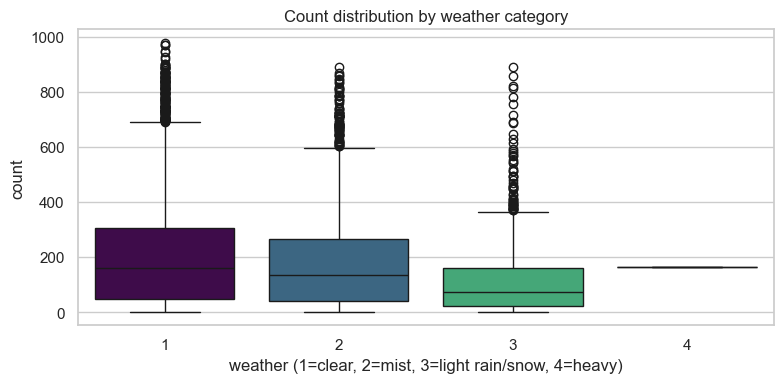
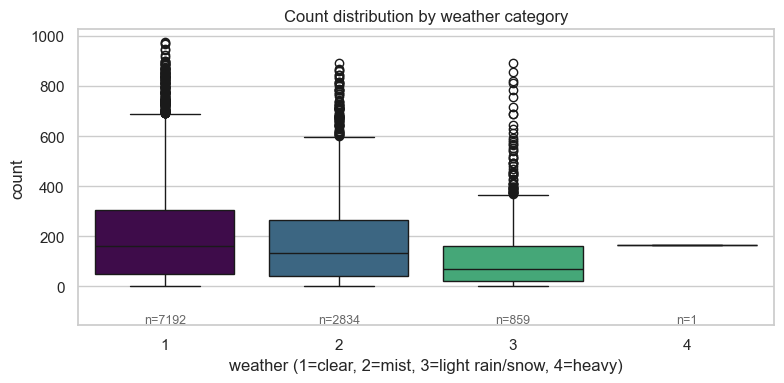
The change to this notebook cell's code, shown as a diff; its figure went from the first image to the second:
--- before
+++ after
@@ -1,2 +1,6 @@
+weather_counts = df["weather"].value_counts().sort_index()
+print("observations per weather category:")
+print(weather_counts.to_string())
+
 fig, ax = plt.subplots(figsize=(8, 4))
 sns.boxplot(
@@ -7,4 +11,11 @@
 ax.set_xlabel("weather (1=clear, 2=mist, 3=light rain/snow, 4=heavy)")
 ax.set_ylabel("count")
+# Annotate sample size under each category so a reader can see that
+# category 4 has only one observation.
+ymin, ymax = ax.get_ylim()
+for i, (cat, n) in enumerate(weather_counts.items()):
+    ax.text(i, ymin - 0.06 * (ymax - ymin), f"n={n}",
+            ha="center", va="top", fontsize=9, color="dimgray")
+ax.set_ylim(ymin - 0.10 * (ymax - ymin), ymax)
 fig.tight_layout()
 fig.savefig(FIG_DIR / "04_weather_impact.png", dpi=120, bbox_inches="tight")

Commit: docs(eda): correct EDA findings and bump agent docs to Phase 2